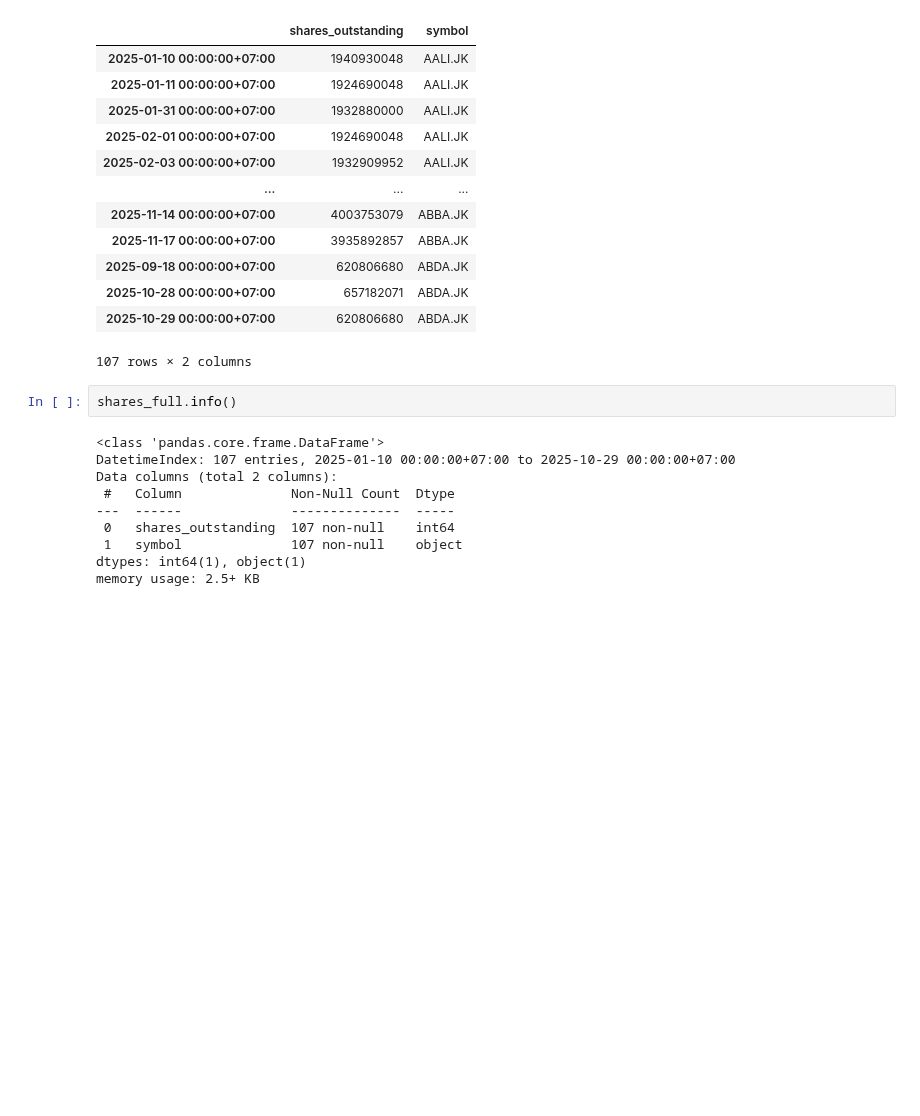
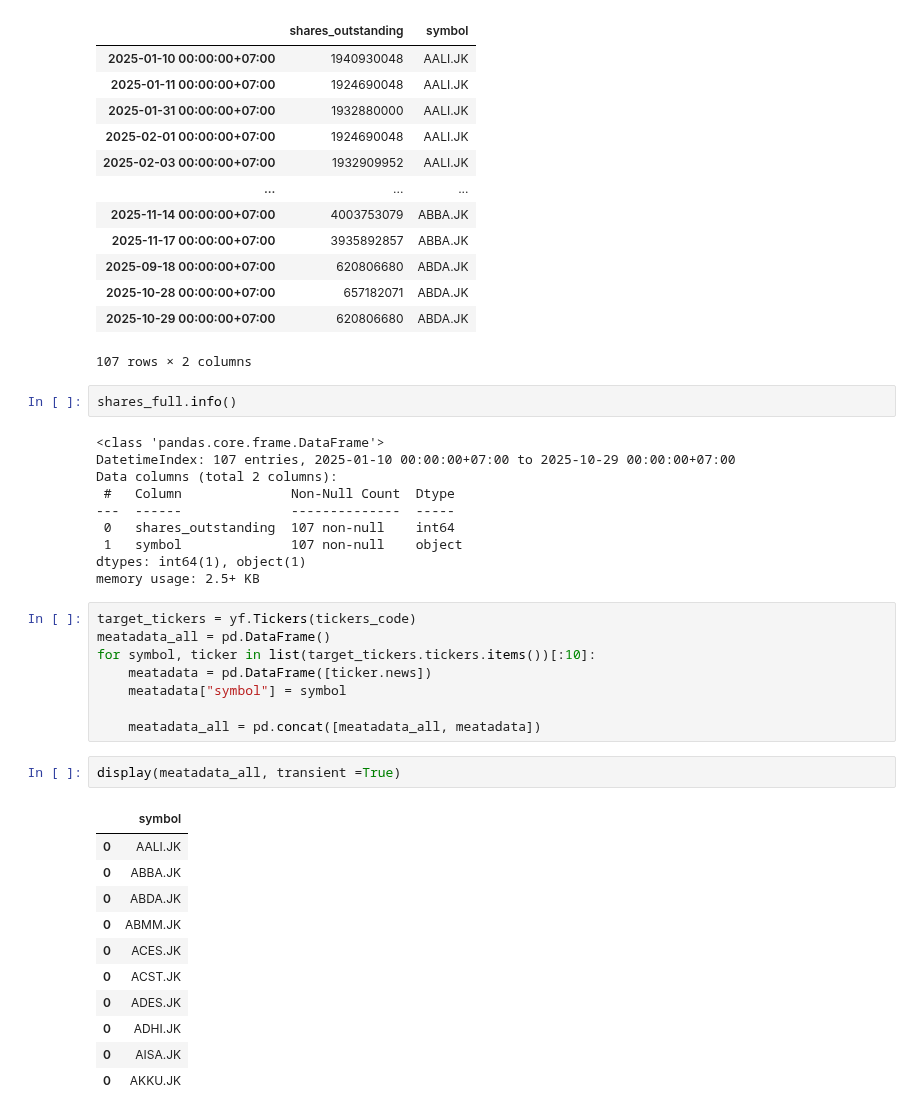
Before and after one commit to Zakihran13/indonesia-stock-pipeline, a Jupyter notebook: stock_market/extract/yfinance.ipynb, the cells around one changed output. Saved outputs shown, nothing was run; the diff lists cells and outputs as text; blank space fills up the shorter version.

```diff
--- a/stock_market/extract/yfinance.ipynb
+++ b/stock_market/extract/yfinance.ipynb
@@ -373,3 +373,25 @@ Data columns (total 2 columns):
  1   symbol              107 non-null    object
 dtypes: int64(1), object(1)
 memory usage: 2.5+ KB
+# %%
+target_tickers = yf.Tickers(tickers_code)
+meatadata_all = pd.DataFrame()
+for symbol, ticker in list(target_tickers.tickers.items())[:10]:
+    meatadata = pd.DataFrame([ticker.news])
+    meatadata["symbol"] = symbol
+
+    meatadata_all = pd.concat([meatadata_all, meatadata])
+# %%
+display(meatadata_all, transient =True)
+# %% [output]
+|  | symbol |
+| 0 | AALI.JK |
+| 0 | ABBA.JK |
+| 0 | ABDA.JK |
+| 0 | ABMM.JK |
+| 0 | ACES.JK |
+| 0 | ACST.JK |
+| 0 | ADES.JK |
+| 0 | ADHI.JK |
+| 0 | AISA.JK |
+| 0 | AKKU.JK |
```
Also changed, not shown: parts of 1 cell of this notebook, 3 other files.
